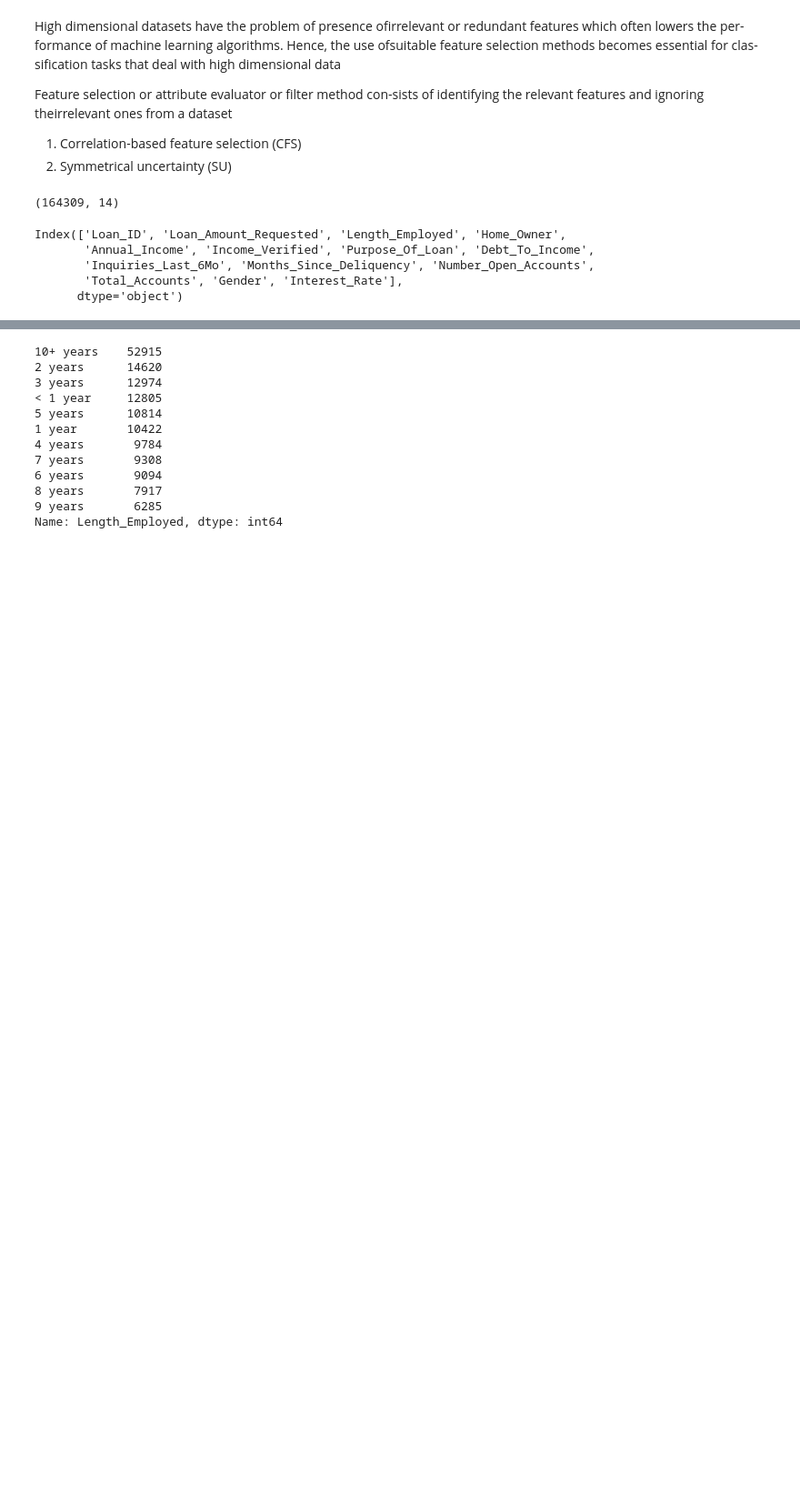
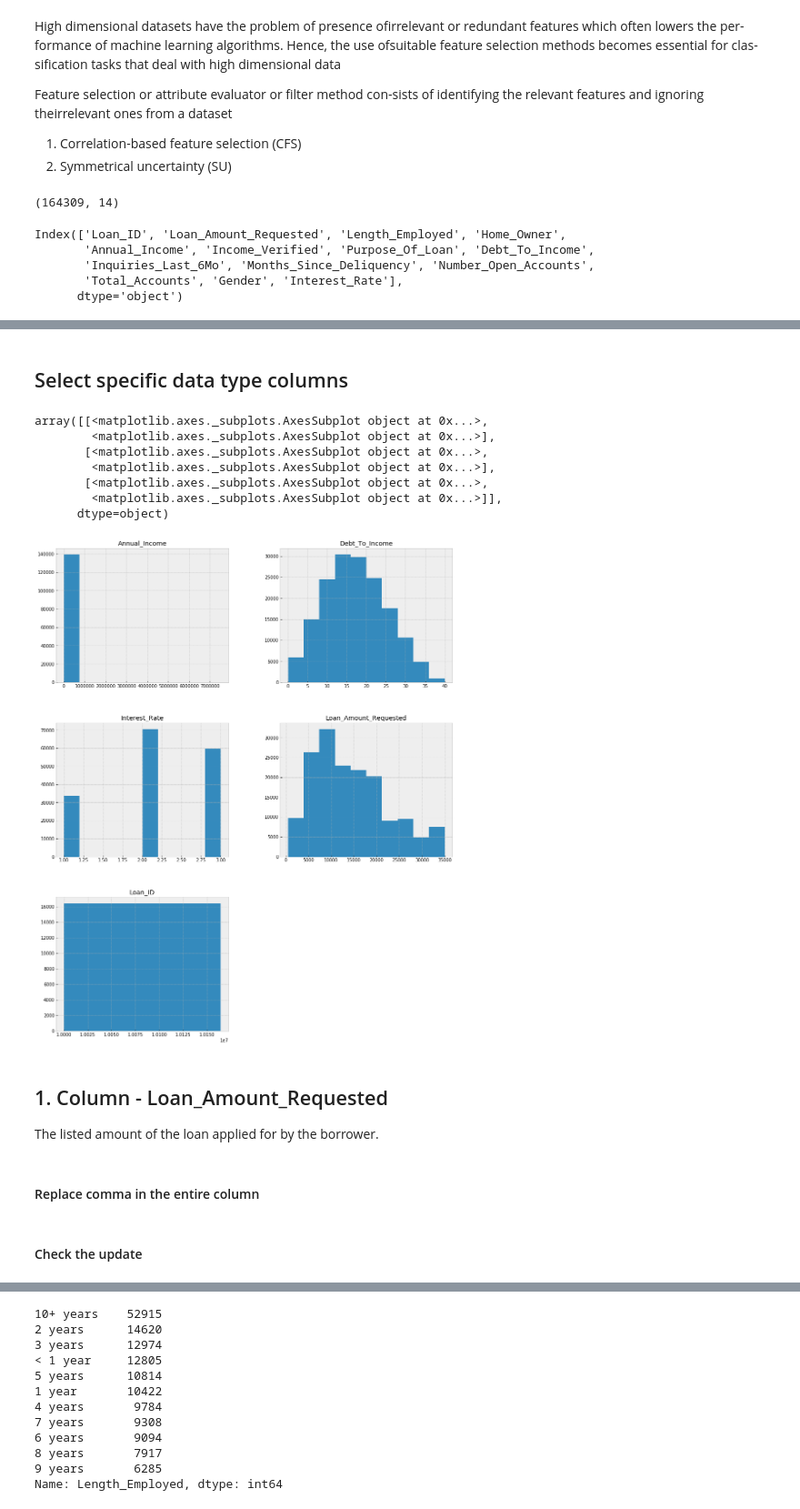
Before and after one commit to msa9493/Machine-Learning, a Jupyter notebook: AV Banking.ipynb, the cells around one changed output, grey strips where cells are left out. Shown: that part at 91% size. Cells and saved outputs as stored; diff of their text form; code cells hidden in the pictures; blank space fills up the shorter version.

```diff
--- a/AV Banking.ipynb
+++ b/AV Banking.ipynb
@@ -41,0 +140,5 @@ Index(['Loan_ID', 'Loan_Amount_Requested', 'Length_Employed', 'Home_Owner',
+# %%
+train['Debt_To_Income'] = train['Debt_To_Income'].astype(float)
+train['Inquiries_Last_6Mo'] = train['Inquiries_Last_6Mo'].astype(int)
+train['Number_Open_Accounts'] = train['Number_Open_Accounts'].astype(int)
+train['Total_Accounts'] = train['Total_Accounts'].astype(int)
@@ -41,0 +170,20 @@ Index(['Loan_ID', 'Loan_Amount_Requested', 'Length_Employed', 'Home_Owner',
+# %% [markdown]
+## Select specific data type columns
+# %%
+df_numerical = train.select_dtypes(include = ['int64', 'float64'])
+df_numerical.hist(figsize = (16, 20), bins = 10)
+# %% [output]
+array([[<matplotlib.axes._subplots.AxesSubplot object at 0x...>,
+        <matplotlib.axes._subplots.AxesSubplot object at 0x...>],
+       [<matplotlib.axes._subplots.AxesSubplot object at 0x...>,
+        <matplotlib.axes._subplots.AxesSubplot object at 0x...>],
+       [<matplotlib.axes._subplots.AxesSubplot object at 0x...>,
+        <matplotlib.axes._subplots.AxesSubplot object at 0x...>]],
+      dtype=object)
+[figure, added]
+# %% [markdown]
+## 1. Column - Loan_Amount_Requested
+
+The listed amount of the loan applied for by the borrower.
+# %% [markdown]
+#### Replace comma in the entire column
@@ -41,0 +192,2 @@ Index(['Loan_ID', 'Loan_Amount_Requested', 'Length_Employed', 'Home_Owner',
+# %% [markdown]
+#### Check the update
```
Also changed, not shown: parts of 98 cells of this notebook.
